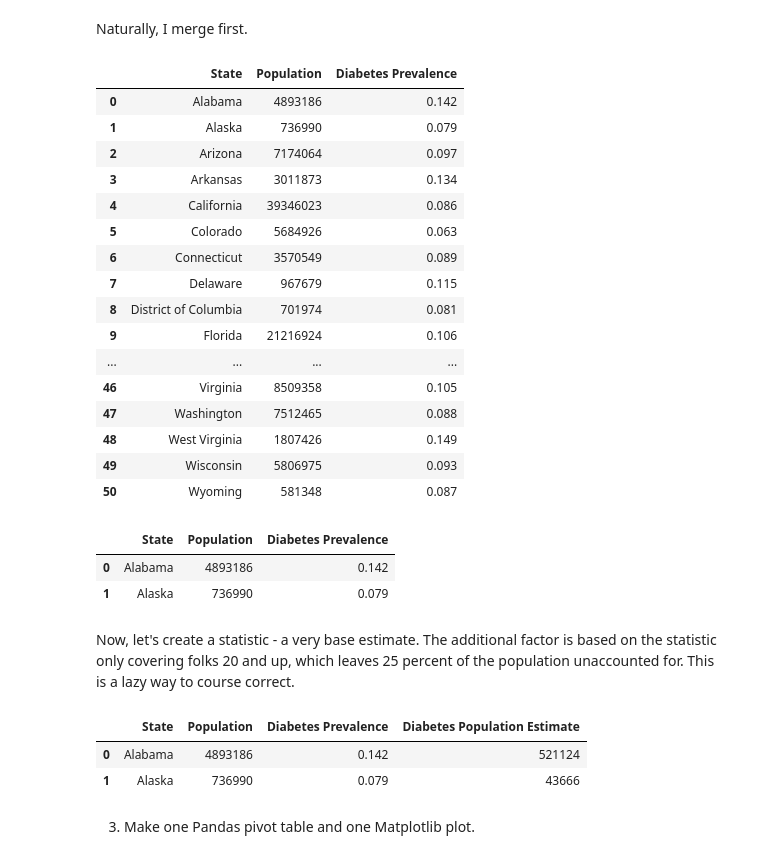
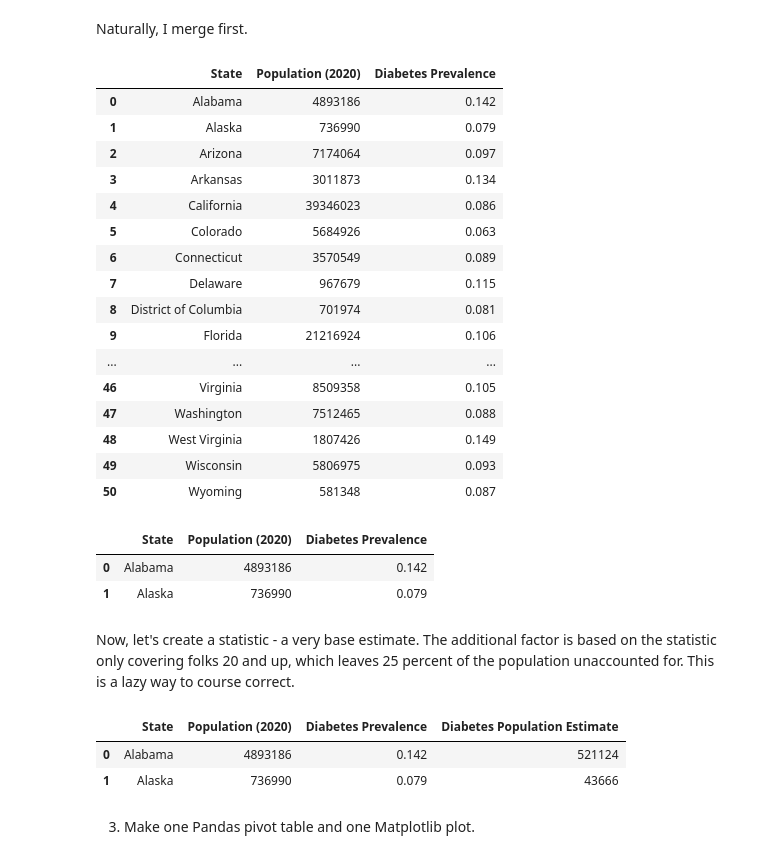
Before and after one commit to LilGotit/StateVarianceDiabetes, a Jupyter notebook: FirstDraft.ipynb, the cells around one changed output. Cells and saved outputs as stored; diff of their text form; code cells hidden in the pictures.

```diff
--- a/FirstDraft.ipynb
+++ b/FirstDraft.ipynb
@@ -47,4 +43,5 @@ Let's clean that, first.
 # %%
 df.drop(df.columns[[0,2,3,5]], axis=1, inplace=True)
+df.rename(columns = {"Population":"Population (2020)"}, inplace = True)
 df
 # %% [output]
@@ -123,7 +120,7 @@ Naturally, I merge first.
 dfThree = df.merge(dfTwo, left_on="State", right_on="State")
 dfThree
 # %% [output]
-|  | State | Population | Diabetes Prevalence |
+|  | State | Population (2020) | Diabetes Prevalence |
 | 0 | Alabama | 4893186 | 0.142 |
 | 1 | Alaska | 736990 | 0.079 |
 | 2 | Arizona | 7174064 | 0.097 |
@@ -143,17 +140,17 @@ dfThree
 # %%
 dfThree.head(2)
 # %% [output]
-|  | State | Population | Diabetes Prevalence |
+|  | State | Population (2020) | Diabetes Prevalence |
 | 0 | Alabama | 4893186 | 0.142 |
 | 1 | Alaska | 736990 | 0.079 |
 # %% [markdown]
 Now, let's create a statistic - a very base estimate. The additional factor is based on the statistic only covering folks 20 and up, which leaves 25 percent of the population unaccounted for. This is a lazy way to course correct.
 # %%
-dfThree["Diabetes Population Estimate"] = dfThree["Population"] * 0.75 * dfThree["Diabetes Prevalence"]
+dfThree["Diabetes Population Estimate"] = dfThree["Population (2020)"] * 0.75 * dfThree["Diabetes Prevalence"]
 dfThree["Diabetes Population Estimate"] = dfThree["Diabetes Population Estimate"].astype(int)
 dfThree.head(2)
 # %% [output]
-|  | State | Population | Diabetes Prevalence | Diabetes Population Estimate |
+|  | State | Population (2020) | Diabetes Prevalence | Diabetes Population Estimate |
 | 0 | Alabama | 4893186 | 0.142 | 521124 |
 | 1 | Alaska | 736990 | 0.079 | 43666 |
 # %% [markdown]
```
Also changed, not shown: parts of 6 cells of this notebook.
